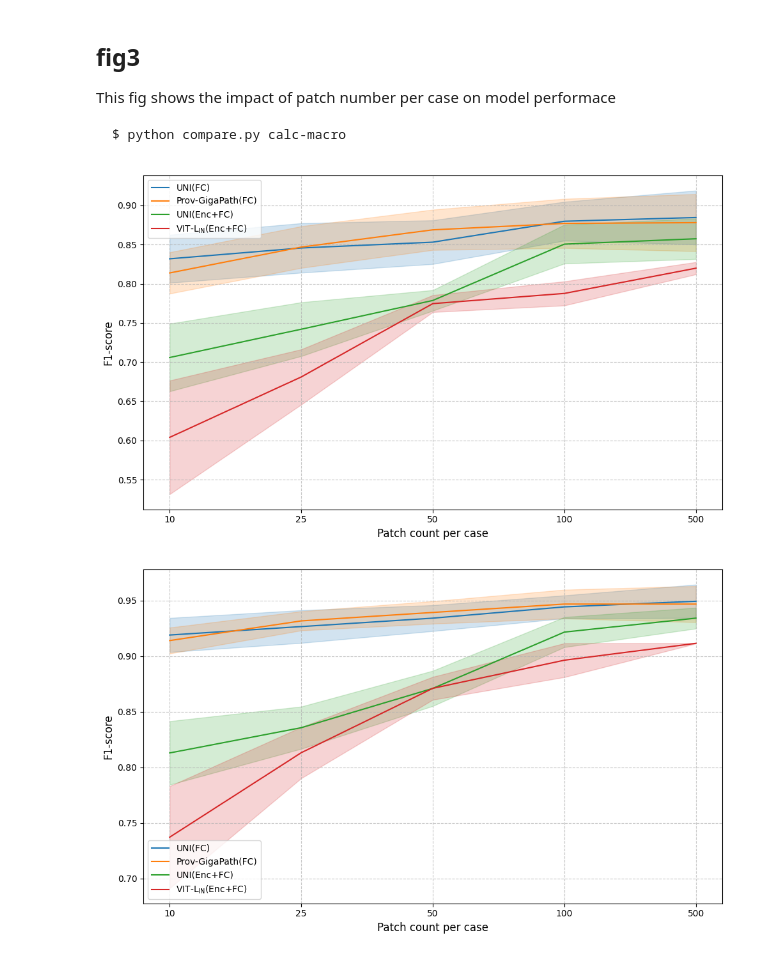
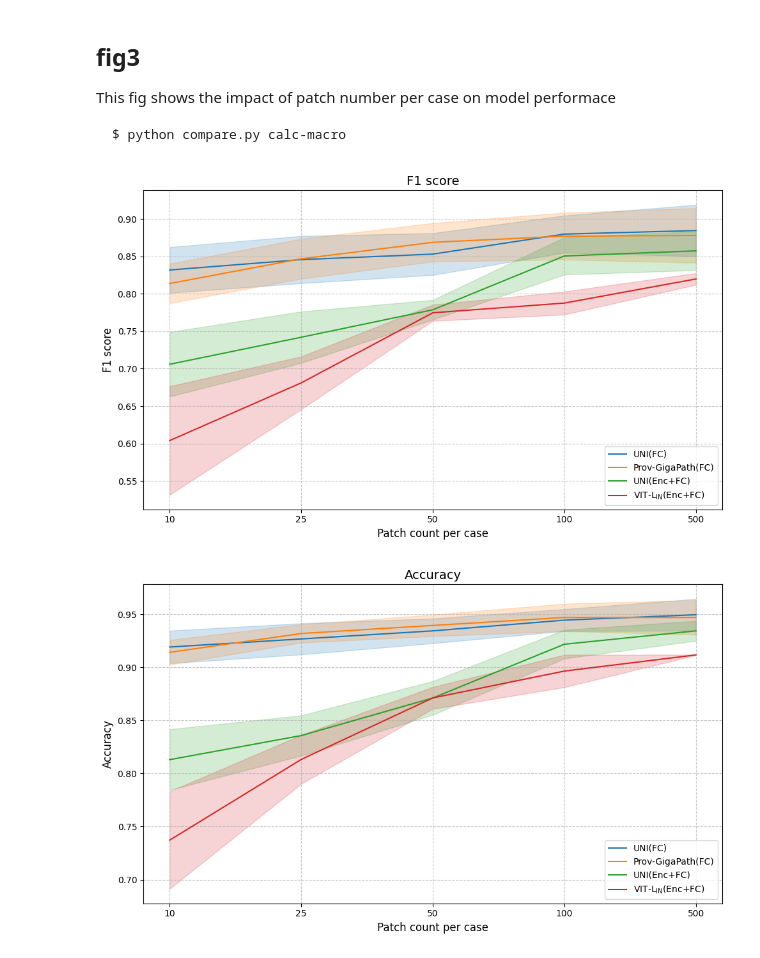
Before and after one commit to endaaman/bt, a Jupyter notebook: fig.ipynb, the cells around one changed output. Saved outputs shown, nothing was run; the diff lists cells and outputs as text; code cells hidden in the pictures.

```diff
--- a/fig.ipynb
+++ b/fig.ipynb
@@ -331,7 +332,7 @@ def draw_lines(target):
         title = 'F1 score'
     elif target == 'acc':
         score_fn = lambda df: df[df.index == 'accuracy'].iloc[0, 0]
-        title = 'F1 score'
+        title = 'Accuracy'
     else:
         raise RuntimeError('Invalid target', target)
 
@@ -370,38 +371,39 @@ def draw_lines(target):
             std_err = np.std(scores, ddof=1) / np.sqrt(n)
             # ci = stats.t.interval(1 - alpha, df=n-1, loc=mean, scale=std_err)
             ci = [mean-std_err, mean+std_err]
             values.append([mean, *ci])
         values_by_cond.append(values)
 
     values_by_cond = np.array(values_by_cond)
     # print(values_by_cond)
 
     plt.figure(figsize=(10, 6))
     x = np.arange(1, 1+len(limits))
 
     for i in range(len(conds)):
         ci_l = values_by_cond[i, :, 1]
         ci_h = values_by_cond[i, :, 2]
         c = colors[i]
         plt.plot(x, values_by_cond[i, :, 0], color=c, label=labels[i])
         plt.fill_between(x, ci_l, ci_h, color=c, alpha=0.2)
     # plt.plot(x, y1, 'g-', label=labels[1])
     # plt.fill_between(x, ci1[:, 0], ci1[:, 1], color='g', alpha=0.2)
 
     plt.xticks(x, limits)
 
     plt.xlabel('Patch count per case')
-    plt.ylabel('F1-score')
-    plt.legend()
+    plt.ylabel(title)
+    plt.legend(loc='lower right')
+    plt.title(title)
     plt.grid(True, linestyle='--', alpha=0.7)
 
     plt.tight_layout()
-    plt.savefig("out/figs/fig3_lines.png", format="png", dpi=300)
+    plt.savefig(f"out/figs/fig3_{target}.png", format="png", dpi=300)
     plt.show()
 draw_lines('f1')
 # %% [output]
-[figure, old version]
+[figure, new version]
 # %%
 draw_lines('acc')
 # %% [output]
-[figure, old version]
+[figure, new version]
```
Also changed, not shown: parts of 1 cell of this notebook.
